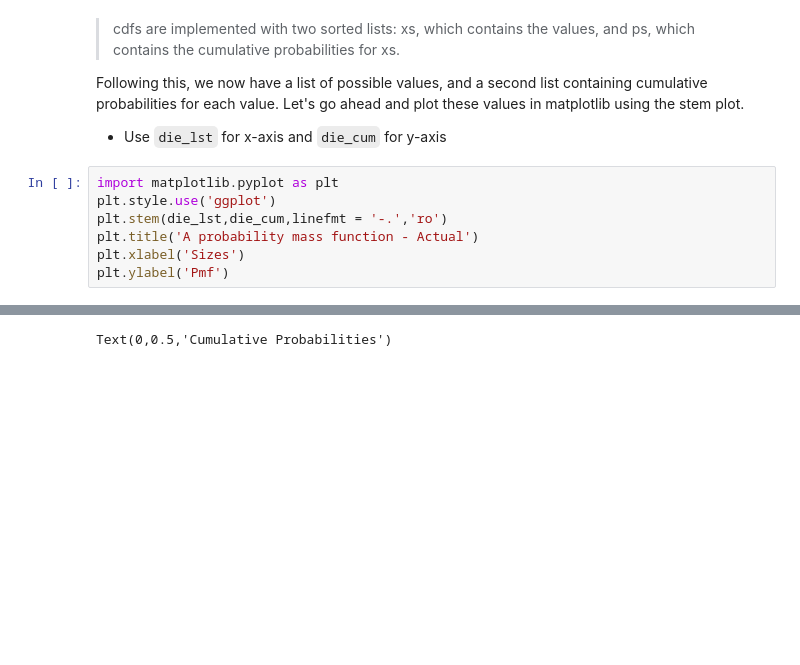
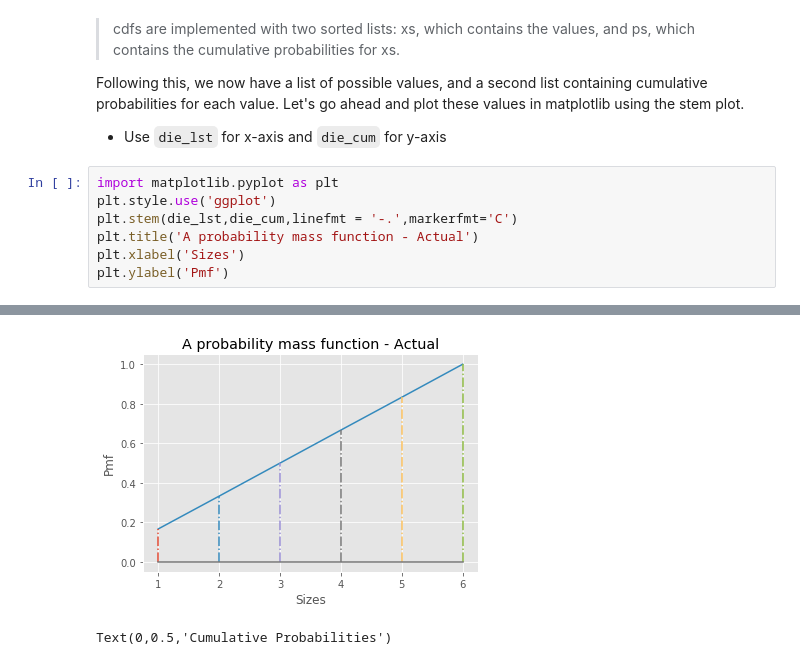
Before and after one commit to Rimab55/dsc-0-09-09-distributions-cdf-lab-nyc-ds-career-012819, a Jupyter notebook: index.ipynb, the cells around one changed output, grey strips where cells are left out. Drawn from its saved outputs; the diff is of its cells as text; blank space fills up the shorter version.

```diff
--- a/index.ipynb
+++ b/index.ipynb
@@ -64,7 +64,7 @@ Following this, we now have a list of possible values, and a second list contain
 # %%
 import matplotlib.pyplot as plt
 plt.style.use('ggplot')
-plt.stem(die_lst,die_cum,linefmt = '-.','ro')
+plt.stem(die_lst,die_cum,linefmt = '-.',markerfmt='C')
 plt.title('A probability mass function - Actual')
 plt.xlabel('Sizes')
 plt.ylabel('Pmf')
@@ -73,3 +73,4 @@ SyntaxError: positional argument follows keyword argument (<ipython-input-9-49ad
+[figure, added]
 # %%
 # %% [output]
 Text(0,0.5,'Cumulative Probabilities')
```
Also changed, not shown: parts of 1 cell of this notebook.
